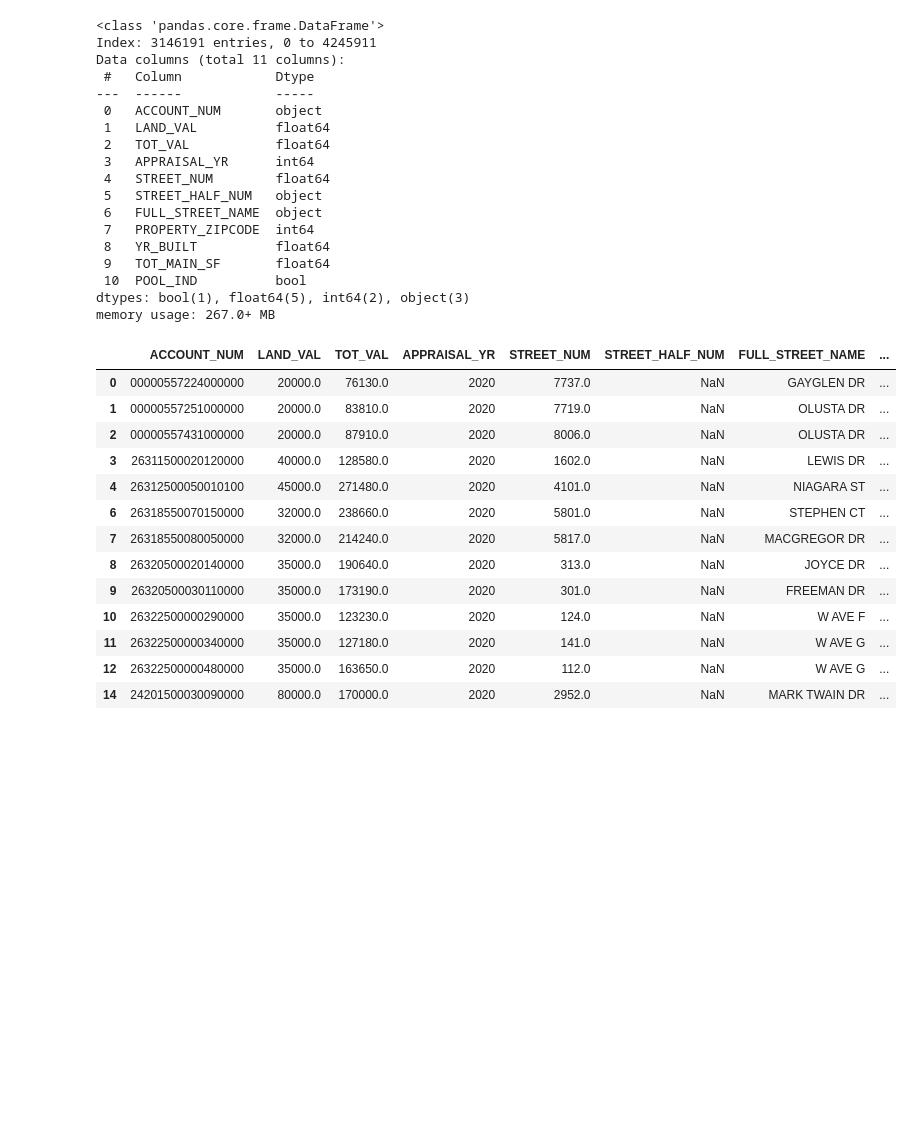
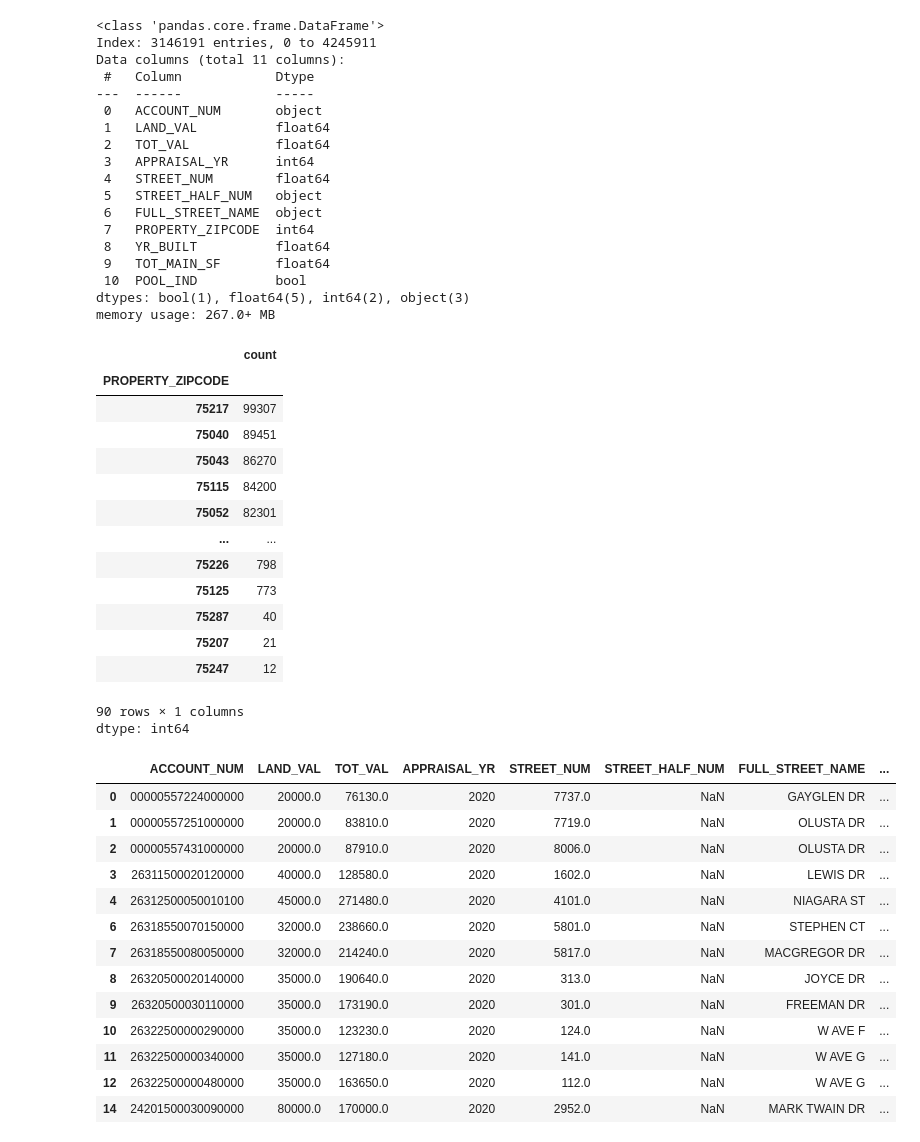
Before and after one commit to d-monkey-CG/Dallas_County_ResidentialProperty_Stats, a Jupyter notebook: DCAD_Transform.ipynb, the cells around one changed output. Cells and saved outputs as stored; diff of their text form; code cells hidden in the pictures; blank space fills up the shorter version.

```diff
--- a/DCAD_Transform.ipynb
+++ b/DCAD_Transform.ipynb
@@ -27,11 +27,11 @@ Drive already mounted at /content/drive; to attempt to forcibly remount, call dr
 
 #df_merged.to_csv('/content/drive/MyDrive/Dallas_County_25YR_Data/DCAD2025_CURRENT/DCAD_Joined_2025.csv', index=False)
 # %%
-df_2020 = pd.read_csv('/content/drive/MyDrive/Dallas_County_25YR_Data/DCAD2020_CURRENT/DCAD_Joined_2020.csv')
-df_2021 = pd.read_csv('/content/drive/MyDrive/Dallas_County_25YR_Data/DCAD2021_CURRENT/DCAD_Joined_2021.csv')
-df_2022 = pd.read_csv('/content/drive/MyDrive/Dallas_County_25YR_Data/DCAD2022_CURRENT/DCAD_Joined_2022.csv')
-df_2023 = pd.read_csv('/content/drive/MyDrive/Dallas_County_25YR_Data/DCAD2023_CURRENT/DCAD_Joined_2023.csv')
-df_2024 = pd.read_csv('/content/drive/MyDrive/Dallas_County_25YR_Data/DCAD2024_CURRENT/DCAD_Joined_2024.csv')
+df_2020 = pd.read_csv('/content/drive/MyDrive/Dallas_County_25YR_Data/DCAD2020_CURRENT/DCAD_Joined_2020.csv', low_memory=False)
+df_2021 = pd.read_csv('/content/drive/MyDrive/Dallas_County_25YR_Data/DCAD2021_CURRENT/DCAD_Joined_2021.csv', low_memory=False)
+df_2022 = pd.read_csv('/content/drive/MyDrive/Dallas_County_25YR_Data/DCAD2022_CURRENT/DCAD_Joined_2022.csv', low_memory=False)
+df_2023 = pd.read_csv('/content/drive/MyDrive/Dallas_County_25YR_Data/DCAD2023_CURRENT/DCAD_Joined_2023.csv', low_memory=False)
+df_2024 = pd.read_csv('/content/drive/MyDrive/Dallas_County_25YR_Data/DCAD2024_CURRENT/DCAD_Joined_2024.csv', low_memory=False)
 
 df_combined = pd.concat([df_2020, df_2021, df_2022, df_2023, df_2024], ignore_index=True)
 
@@ -176,7 +166,17 @@ df_combined.head(15)
 # %%
 #To truncate the PROPERTY_ZIPCODE column values to 5 digit zipcodes only
 
-df_combined['PROPERTY_ZIPCODE'] = (df_combined['PROPERTY_ZIPCODE'] // 10000)
+df_combined['PROPERTY_ZIPCODE'] = df_combined['PROPERTY_ZIPCODE'].astype(str).str[:5]
+
+#To drop rows with null values and convert the zipcode column to numeric
+
+df_combined['PROPERTY_ZIPCODE'] = pd.to_numeric(
+    df_combined['PROPERTY_ZIPCODE'], errors="coerce"
+)
+
+df_combined = df_combined.dropna(subset=['PROPERTY_ZIPCODE'])
+
+df_combined['PROPERTY_ZIPCODE'] = df_combined['PROPERTY_ZIPCODE'].astype('int64')
 
 df_combined.info()
 # %% [output]
@@ -198,6 +198,24 @@ Data columns (total 11 columns):
  10  POOL_IND          bool
 dtypes: bool(1), float64(5), int64(2), object(3)
 memory usage: 267.0+ MB
+# %%
+df_combined['PROPERTY_ZIPCODE'].value_counts()
+# %% [output]
+|  | count |
+| PROPERTY_ZIPCODE |  |
+| 75217 | 99307 |
+| 75040 | 89451 |
+| 75043 | 86270 |
+| 75115 | 84200 |
+| 75052 | 82301 |
+| ... | ... |
+| 75226 | 798 |
+| 75125 | 773 |
+| 75287 | 40 |
+| 75207 | 21 |
+| 75247 | 12 |
+90 rows × 1 columns
+dtype: int64
 # %%
 df_combined.head(15)
 # %% [output]
```
Also changed, not shown: parts of 4 cells of this notebook.
